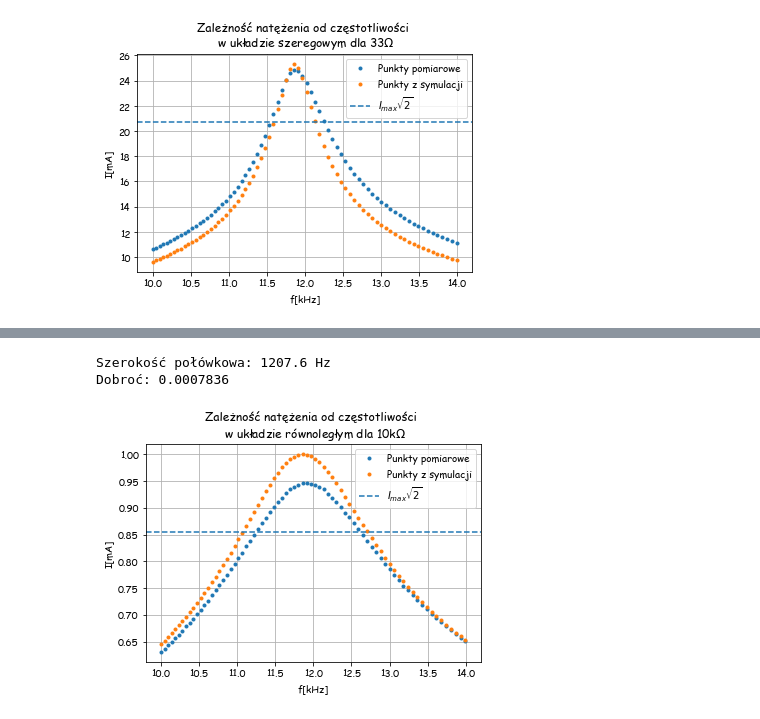
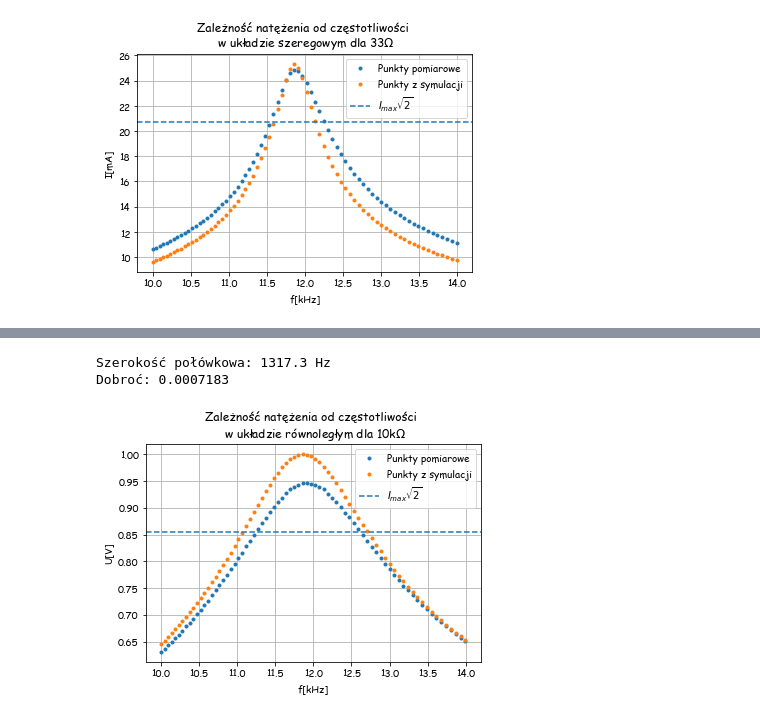
Before and after one commit to MarikinPaulina/EwEF, a Jupyter notebook: 02-Waleczny_Wrobel/Waleczny_wrobel.ipynb, the cells around one changed output, grey strips where cells are left out. Drawn from its saved outputs; the diff is of its cells as text; code cells hidden in the pictures.

```diff
--- a/02-Waleczny_Wrobel/Waleczny_wrobel.ipynb
+++ b/02-Waleczny_Wrobel/Waleczny_wrobel.ipynb
@@ -140,32 +141,31 @@ Dobroć: 0.0007145
 # %%
-i=35
 ElvCze10 = pd.read_csv(f"./Dane/BodeElvis10.txt",sep=r'\s*', skiprows=3, header=None, decimal=',',engine='python')
 ElvCze10.columns = ["Freq(Hz)","Gain(dB)","Phase(deg)"]
 ElvCze10['Gain'] = np.exp(ElvCze10['Gain(dB)'] / 20)
 ElvCze10['Freq(kHz)'] = ElvCze10['Freq(Hz)'] / 1e3
 SymCze10 = pd.read_csv(f"./Dane/BodeSimulator10.txt",sep=r'\s*', skiprows=3, header=None, decimal=',',engine='python')
 SymCze10.columns = ["Freq(Hz)","Gain(dB)","Phase(deg)"]
 SymCze10['Gain'] = np.exp(SymCze10['Gain(dB)'] / 20)
 SymCze10['Freq(kHz)'] = SymCze10['Freq(Hz)'] / 1e3
 ElvCze10['U'] = U*ElvCze10['Gain']
 SymCze10['U'] = U*SymCze10['Gain']
 wysokosc_polowkowa_10 = (max(ElvCze10['U'])-min(ElvCze10['U']))/np.sqrt(2) + min(ElvCze10['U'])
-punkty_polowkowe_10 = ElvCze10.loc[[27,49]]
-szerokosc_polowkowa_10 = punkty_polowkowe_10.loc[49,'Freq(Hz)'] - punkty_polowkowe_10.loc[27,'Freq(Hz)']
+punkty_polowkowe_10 = ElvCze10.loc[[26,50]]
+szerokosc_polowkowa_10 = punkty_polowkowe_10.loc[50,'Freq(Hz)'] - punkty_polowkowe_10.loc[26,'Freq(Hz)']
 dobroc_10 = max(ElvCze10['U'])/szerokosc_polowkowa_10
 plt.plot(ElvCze10['Freq(kHz)'],ElvCze10['U'],'.',label = 'Punkty pomiarowe')
 plt.plot(SymCze10['Freq(kHz)'],SymCze10['U'],'.',label = 'Punkty z symulacji')
 plt.axhline(wysokosc_polowkowa_10,ls = 'dashed',label='$I_{max}\sqrt{2}$')
 # plt.plot(ElvCze10.loc[i,'Freq(kHz)'],ElvCze10.loc[i,'U'],'ro')
 plt.xlabel('f[kHz]')
-plt.ylabel('I[mA]')
+plt.ylabel('U[V]')
 plt.grid()
 plt.legend()
 plt.title('Zależność natężenia od częstotliwości \n w układzie równoległym dla 10k$\Omega$')
 plt.savefig('Bode10.png',dpi=400)
 print(f"Szerokość połówkowa: {szerokosc_polowkowa_10:.5} Hz")
 print(f"Dobroć: {dobroc_10:.4}")
 # %% [output]
-Szerokość połówkowa: 1207.6 Hz
-Dobroć: 0.0007836
+Szerokość połówkowa: 1317.3 Hz
+Dobroć: 0.0007183
-[figure, old version]
+[figure, new version]
```
Also changed, not shown: parts of 7 cells of this notebook, 3 other files.
